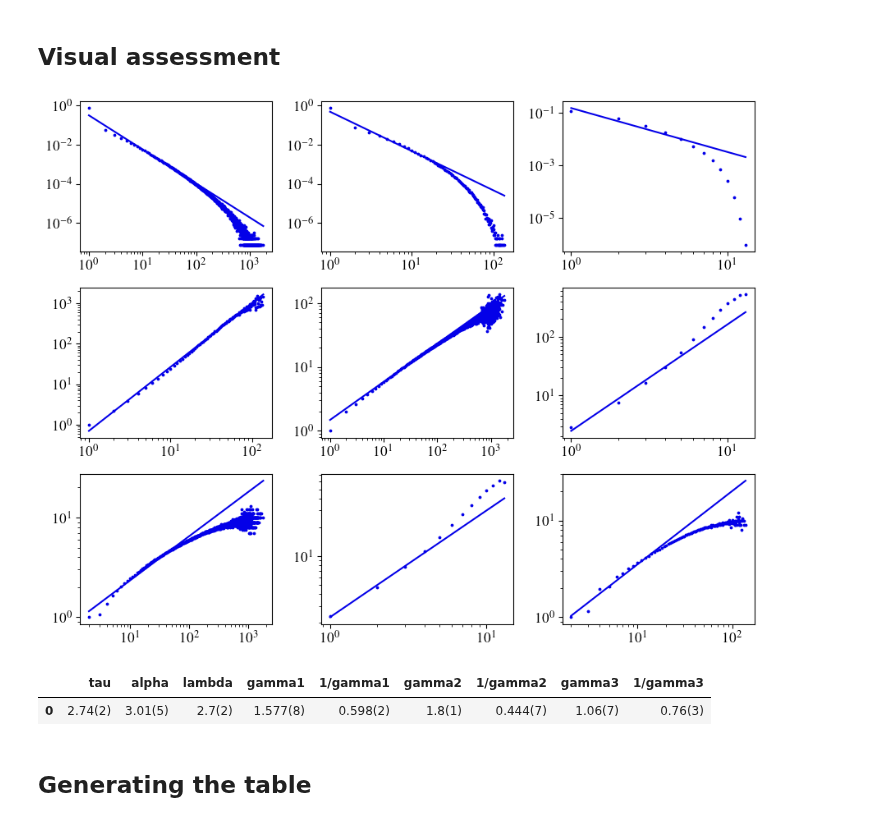
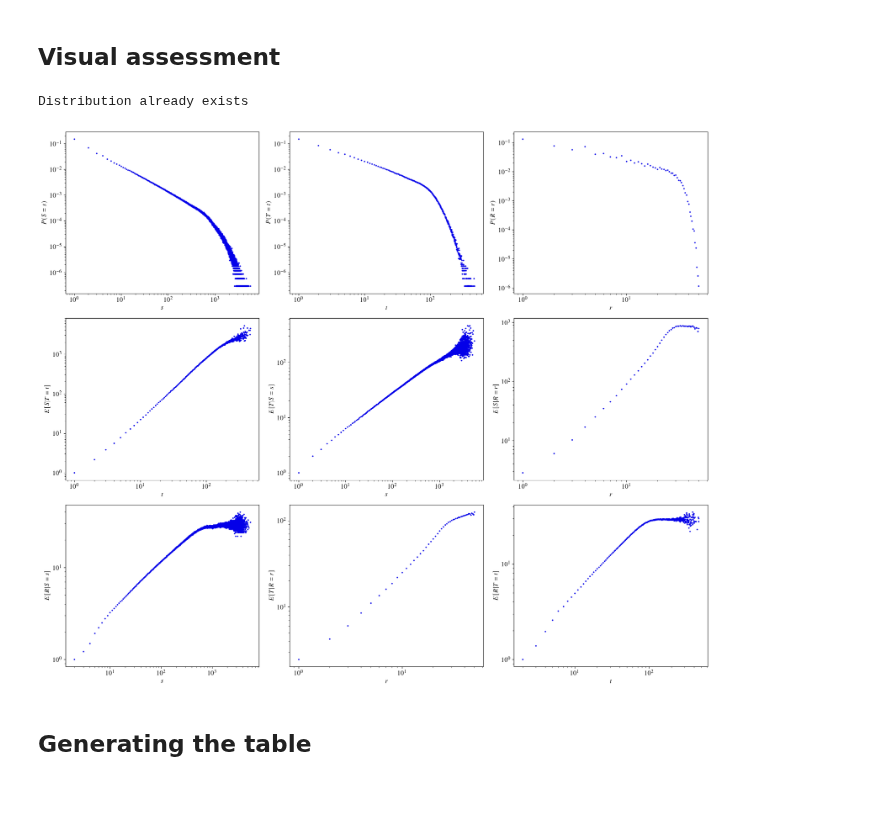
Before and after one commit to GabrielRemi/Sandpile, a Jupyter notebook: Code/analysis_nd.ipynb, the cells around one changed output. Saved outputs shown, nothing was run; the diff lists cells and outputs as text; code cells hidden in the pictures; blank space fills up the shorter version.

```diff
--- a/Code/analysis_nd.ipynb
+++ b/Code/analysis_nd.ipynb
@@ -33,24 +33,25 @@ fig.legend(fontsize="small", loc="lower right", bbox_to_anchor=(0.97, 0.1))
 # %% [markdown]
 ## Visual assessment
 # %%
-dim, grid = 5, 10
+from sandpile import generate_3d_distribution_from_data_sample
+dim, grid = 2, 40
 path_dir = Path(f"data/d{dim}_g{grid}_c7_cl_nco")
-data = load_combine_avalanche_data_samples(path_dir, False)
+if not path_dir.joinpath("distribution.npz").exists():
+    print("Generating distribution")
+    generate_3d_distribution_from_data_sample(path_dir)
+else:
+    print("Distribution already exists")
+
+(s, t, r), bins = load_3d_dist(path_dir)
+# %% [output]
+Distribution already exists
-# %%
-df, amps = calculate_all_scaling_exponents(data, [
-    (None, 80), (None, 20), (0.1, 7),
-    (None, 90), (3, 100), (0.2, 6),
-    (1, 80), (0.2, 5), (1, 20)])
-
-plot_scaling_exponents(data, df.iloc[0], amps)
-# plot_scaling_exponents(data)
-# %% [output]
-[figure, removed]
-# %%
-df.map(lambda x: "{:.1uSP}".format(x))
-# %% [output]
-|  | tau | alpha | lambda | gamma1 | 1/gamma1 | gamma2 | 1/gamma2 | gamma3 | 1/gamma3 |
-| 0 | 2.74(2) | 3.01(5) | 2.7(2) | 1.577(8) | 0.598(2) | 1.8(1) | 0.444(7) | 1.06(7) | 0.76(3) |
+# %%
+fig, axs = plt.subplots(3, 3, figsize=(18, 15))
+plot_scaling_exponents(s, t, r, bins, axs)
+plt.tight_layout()
+plt.show()
+# %% [output]
+[figure, added]
 # %% [markdown]
 ## Generating the table
 # %%
```
Also changed, not shown: parts of 3 cells of this notebook, 3 other files.
